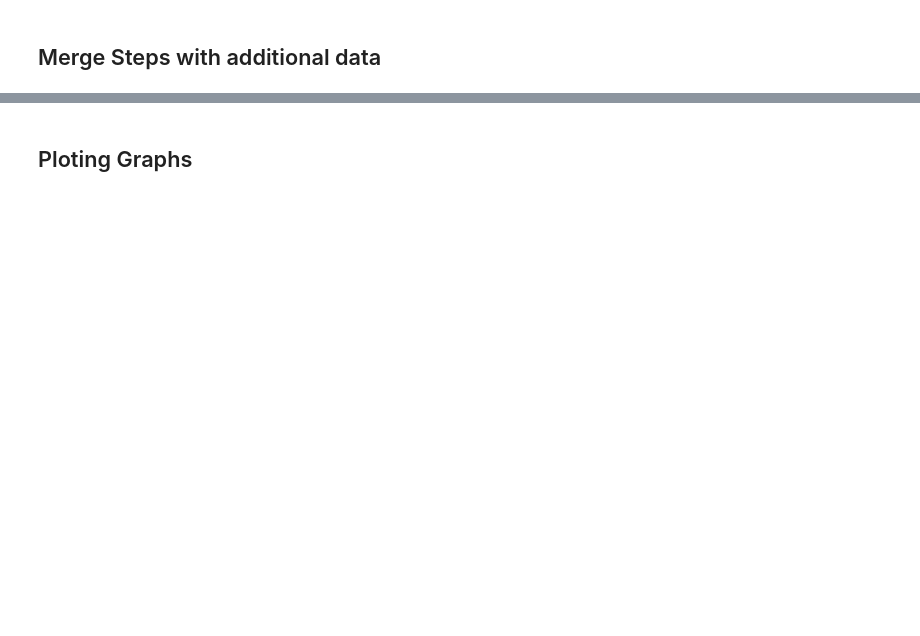
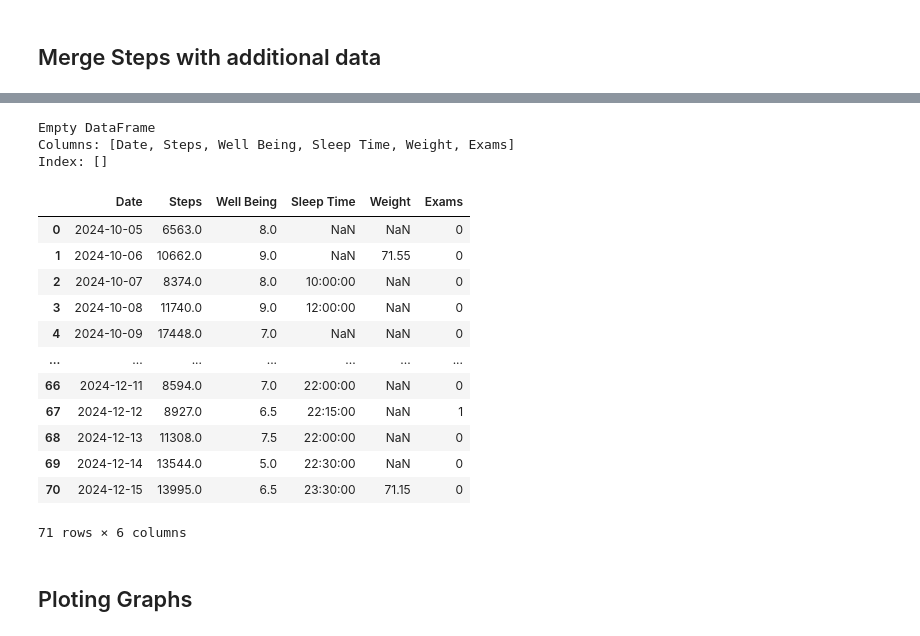
Before and after one commit to Akseldindisyan/my-step-count-analysis, a Jupyter notebook: Main.ipynb, the cells around one changed output, grey strips where cells are left out. Drawn from its saved outputs; the diff is of its cells as text; code cells hidden in the pictures; blank space fills up the shorter version.

```diff
--- a/Main.ipynb
+++ b/Main.ipynb
@@ -175,8 +289,5 @@ data.head()
 # Replace 'your_health_data.xlsx' with the actual path to your Excel file
 df3 = pd.read_excel('Manuel_Data.xlsx')
 
-# Check the data to ensure it loaded correctly
-print(df3.head())
-
 # Convert 'Date' column to datetime, if necessary
-df3['Date'] = pd.to_datetime(df2['Date'])
+df3['Date'] = pd.to_datetime(df3['Date'])
@@ -224,3 +418,29 @@ print(merged_df)
+# %%
+# Find duplicate dates in the merged DataFrame
+duplicate_dates = data_school_period[data_school_period['Date'].duplicated(keep=False)]
+
+# Display the rows with duplicate dates
+print(duplicate_dates)
+# %% [output]
+Empty DataFrame
+Columns: [Date, Steps, Well Being, Sleep Time, Weight, Exams]
+Index: []
+# %%
+data_school_period.head(100)
+# %% [output]
+|  | Date | Steps | Well Being | Sleep Time | Weight | Exams |
+| 0 | 2024-10-05 | 6563.0 | 8.0 | NaN | NaN | 0 |
+| 1 | 2024-10-06 | 10662.0 | 9.0 | NaN | 71.55 | 0 |
+| 2 | 2024-10-07 | 8374.0 | 8.0 | 10:00:00 | NaN | 0 |
+| 3 | 2024-10-08 | 11740.0 | 9.0 | 12:00:00 | NaN | 0 |
+| 4 | 2024-10-09 | 17448.0 | 7.0 | NaN | NaN | 0 |
+| ... | ... | ... | ... | ... | ... | ... |
+| 66 | 2024-12-11 | 8594.0 | 7.0 | 22:00:00 | NaN | 0 |
+| 67 | 2024-12-12 | 8927.0 | 6.5 | 22:15:00 | NaN | 1 |
+| 68 | 2024-12-13 | 11308.0 | 7.5 | 22:00:00 | NaN | 0 |
+| 69 | 2024-12-14 | 13544.0 | 5.0 | 22:30:00 | NaN | 0 |
+| 70 | 2024-12-15 | 13995.0 | 6.5 | 23:30:00 | 71.15 | 0 |
+71 rows × 6 columns
 # %% [markdown]
 ## Ploting Graphs
 # %%
```
Also changed, not shown: parts of 33 cells of this notebook, 1 other file.
